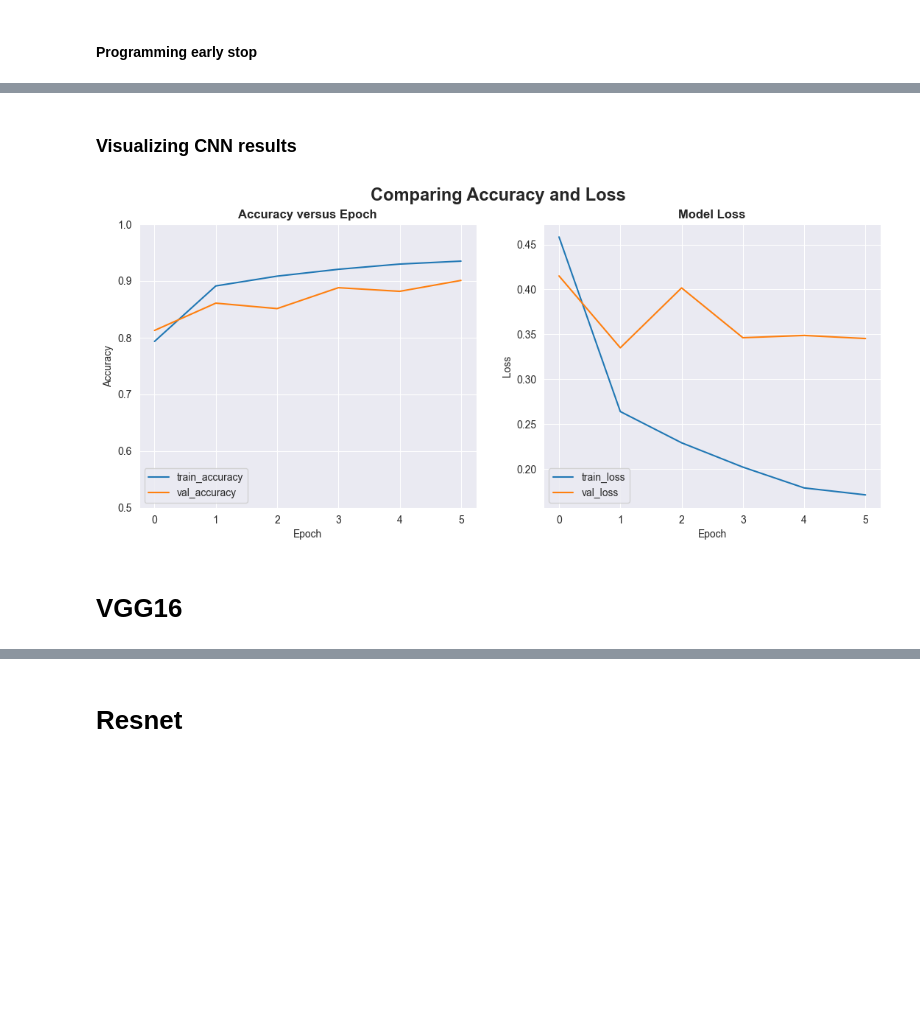
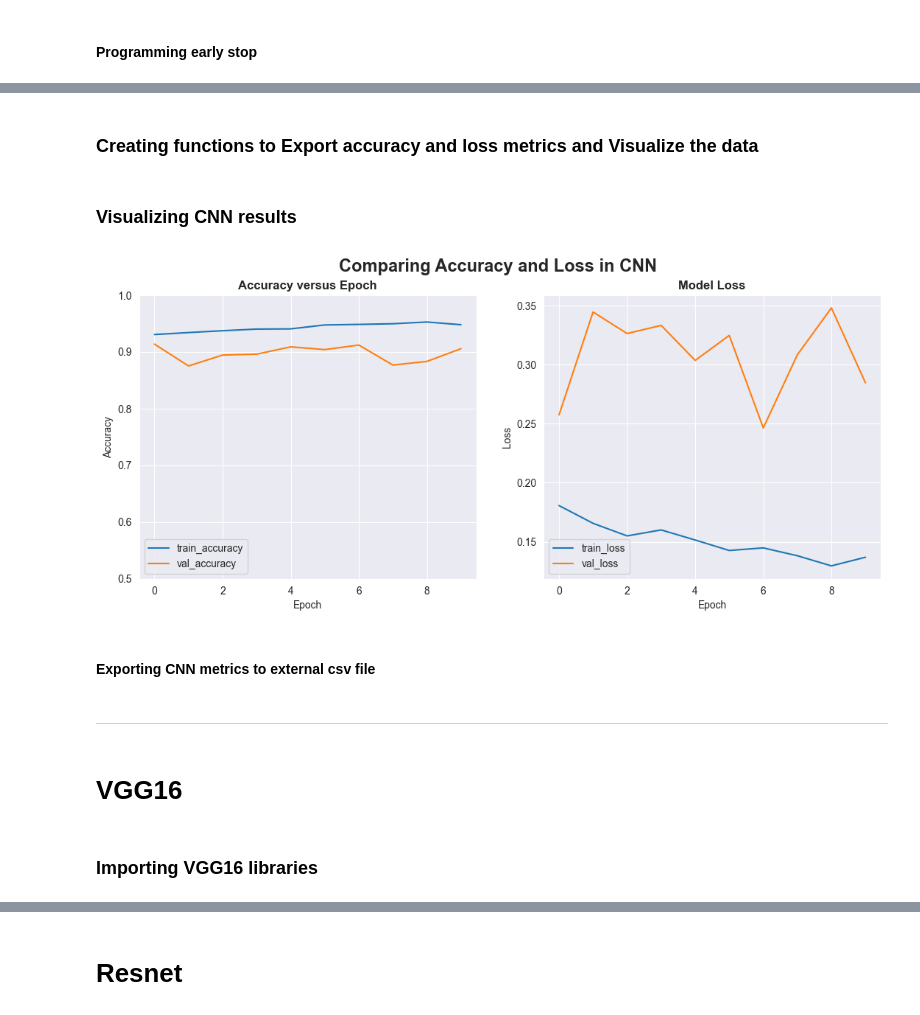
Before and after one commit to alex-ele-xela/Image-Analysis-Project, a Jupyter notebook: Pneumonia Detector/pneumonia_detector.ipynb, the cells around one changed output, grey strips where cells are left out. Saved outputs shown, nothing was run; the diff lists cells and outputs as text; code cells hidden in the pictures; blank space fills up the shorter version.

```diff
--- a/Pneumonia Detector/pneumonia_detector.ipynb
+++ b/Pneumonia Detector/pneumonia_detector.ipynb
@@ -539,3 +552,3 @@ cnnmodel.compile(loss='binary_crossentropy', optimizer='adam', metrics=['accurac
 # %%
-Cnn_results = cnnmodel.fit(training_set,epochs=30,validation_data = test_set)#, callbacks=early_stop)
+cnn_results = cnn_model.fit(training_set, epochs=10, validation_data=test_set) #, callbacks=early_stop)
 # %% [output]
@@ -554,30 +575,46 @@ Epoch 6/30
+# %% [markdown]
+### Creating functions to Export accuracy and loss metrics and Visualize the data
+# %%
+def get_metrics(history):
+    metrics = pd.DataFrame(history)
+    metrics['Epoch'] = [x for x in range(len(metrics))]
+    metrics = metrics[['Epoch', 'loss', 'accuracy', 'val_loss', 'val_accuracy']]
+    return metrics
+
+
+def visualize_metrics(metrics, model):
+    fig = plt.figure(figsize=(13,5))
+
+    # Accuracy plot
+    plt.subplot(1,2,1)
+    sns.lineplot(data=metrics, x='Epoch', y='accuracy', label='train_accuracy')
+    sns.lineplot(data=metrics, x='Epoch', y='val_accuracy', label='val_accuracy')
+
+    plt.title("Accuracy versus Epoch", fontweight='bold')
+    plt.xlabel('Epoch')
+    plt.ylabel('Accuracy')
+    plt.ylim([0.5, 1])
+    plt.legend(loc='lower left')
+
+    # Loss plot
+    plt.subplot(1,2,2)
+    sns.lineplot(data=metrics, x='Epoch', y='loss', label='train_loss')
+    sns.lineplot(data=metrics, x='Epoch', y='val_loss', label='val_loss')
+
+    plt.title('Model Loss', fontweight='bold')
+    plt.ylabel('Loss')
+    plt.xlabel('Epoch')
+    plt.legend(loc='lower left')
+
+    fig.suptitle(f"Comparing Accuracy and Loss in {model}", fontweight='bold', fontsize=17)
+    plt.show()
 # %% [markdown]
 ### Visualizing CNN results
-# %%
-fig = plt.figure(figsize=(13,5))
-
-# Accuracy plot
-plt.subplot(1,2,1)
-plt.plot(Cnn_results.history['accuracy'], label='train_accuracy')
-plt.plot(Cnn_results.history['val_accuracy'], label = 'val_accuracy')
-
-plt.title("Accuracy versus Epoch", fontweight='bold')
-plt.xlabel('Epoch')
-plt.ylabel('Accuracy')
-plt.ylim([0.5, 1])
-plt.legend(loc='lower left')
-
-# Loss plot
-plt.subplot(1,2,2)
-plt.plot(Cnn_results.history['loss'])
-plt.plot(Cnn_results.history['val_loss'])
-
-plt.title('Model Loss', fontweight='bold')
-plt.ylabel('Loss')
-plt.xlabel('Epoch')
-plt.legend(['train_loss', 'val_loss'], loc='lower left')
-
-fig.suptitle("Comparing Accuracy and Loss", fontweight='bold', fontsize=17)
-plt.show()
-# %% [output]
-[figure, removed]
+# %%
+cnn_metrics = get_metrics(cnn_results.history)
+
+visualize_metrics(cnn_metrics, "CNN")
+# %% [output]
+[figure, added]
+# %% [markdown]
+#### Exporting CNN metrics to external csv file
@@ -584,3 +623,7 @@ plt.show()
+# %% [markdown]
+<hr>
 # %% [markdown]
 # VGG16
+# %% [markdown]
+### Importing VGG16 libraries
 # %%
```
Also changed, not shown: parts of 50 cells of this notebook, 1 other file.
